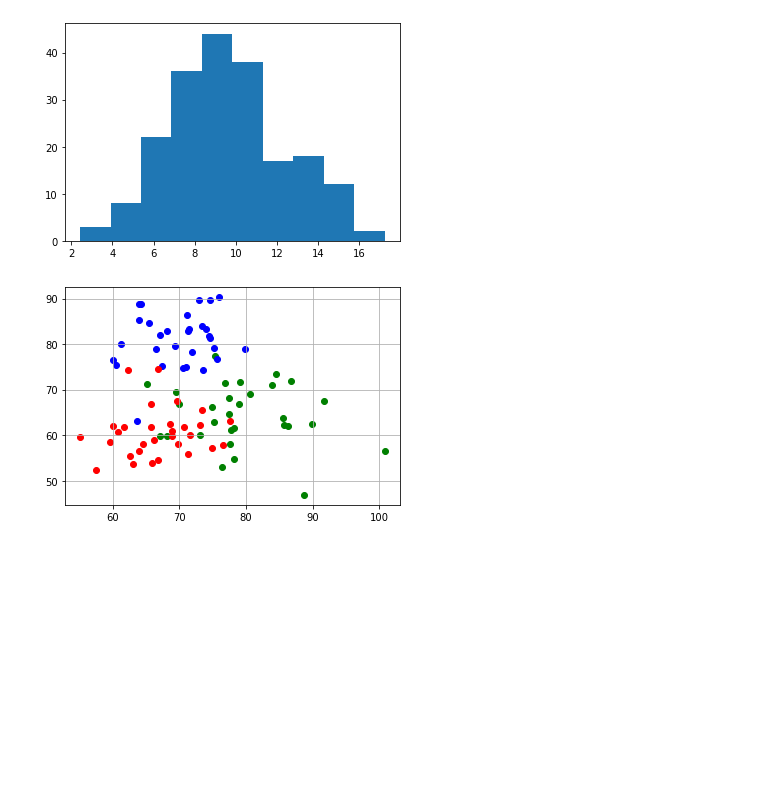
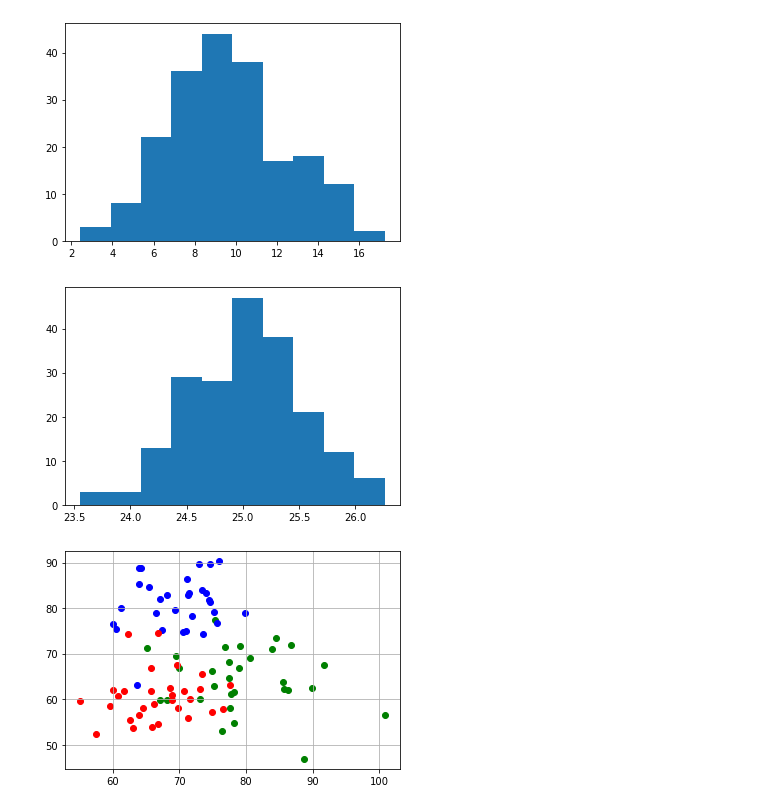
Before and after one commit to Dniwe111/ML_tasks, a Jupyter notebook: Test_task-checkpoint.ipynb, the cells around one changed output. Cells and saved outputs as stored; diff of their text form; code cells hidden in the pictures; blank space fills up the shorter version.

```diff
--- a/Test_task-checkpoint.ipynb
+++ b/Test_task-checkpoint.ipynb
@@ -149,6 +149,19 @@ n, bin, patches = plt.hist(arr2)
 plt.show()
 # %% [output]
 [figure]
+# %%
+def randomize (target, size, disp = 1):
+    n = 1000;
+    a = np.zeros(size)
+    for i in range(n):
+        a+=target*np.random.uniform(0, 1, size)/n*disp
+    return a
+# %%
+arr3 = randomize(10, 200, 5)
+n, bin, patches = plt.hist(arr3)
+plt.show()
+# %% [output]
+[figure, added]
 # %%
 chem_chem = np.random.normal(80, 6, 30)
 chem_math = np.random.normal(65, 6, 30)
```
Also changed, not shown: parts of 3 cells of this notebook.
